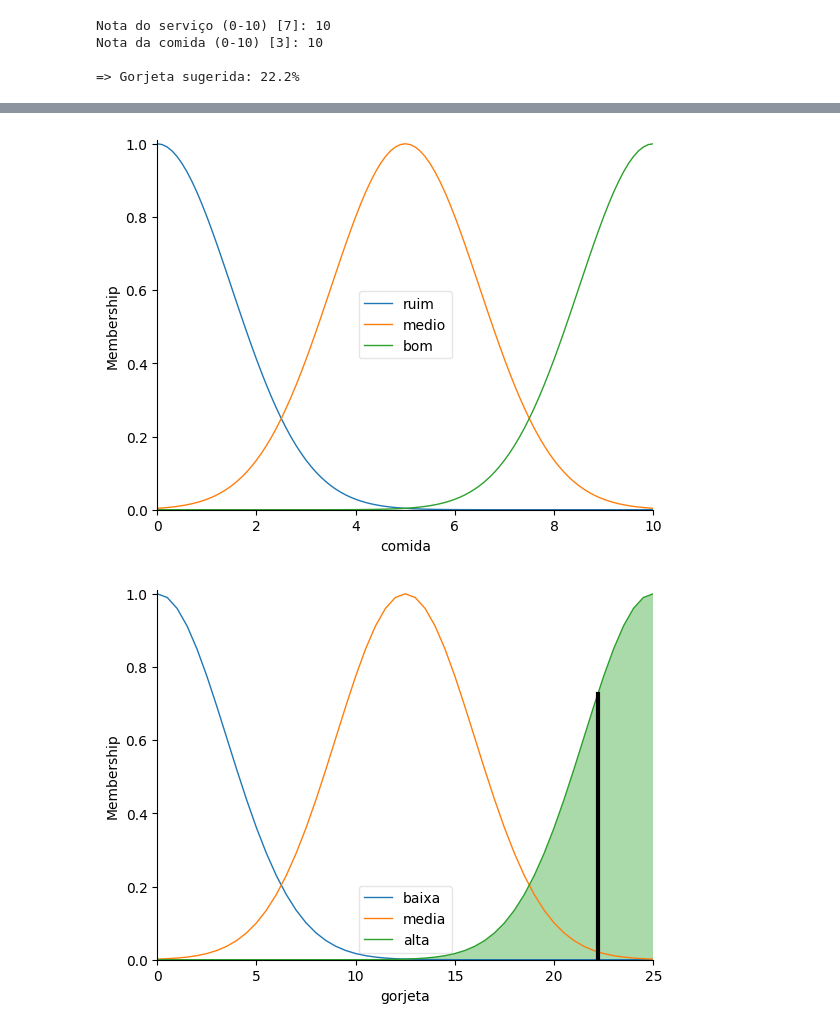
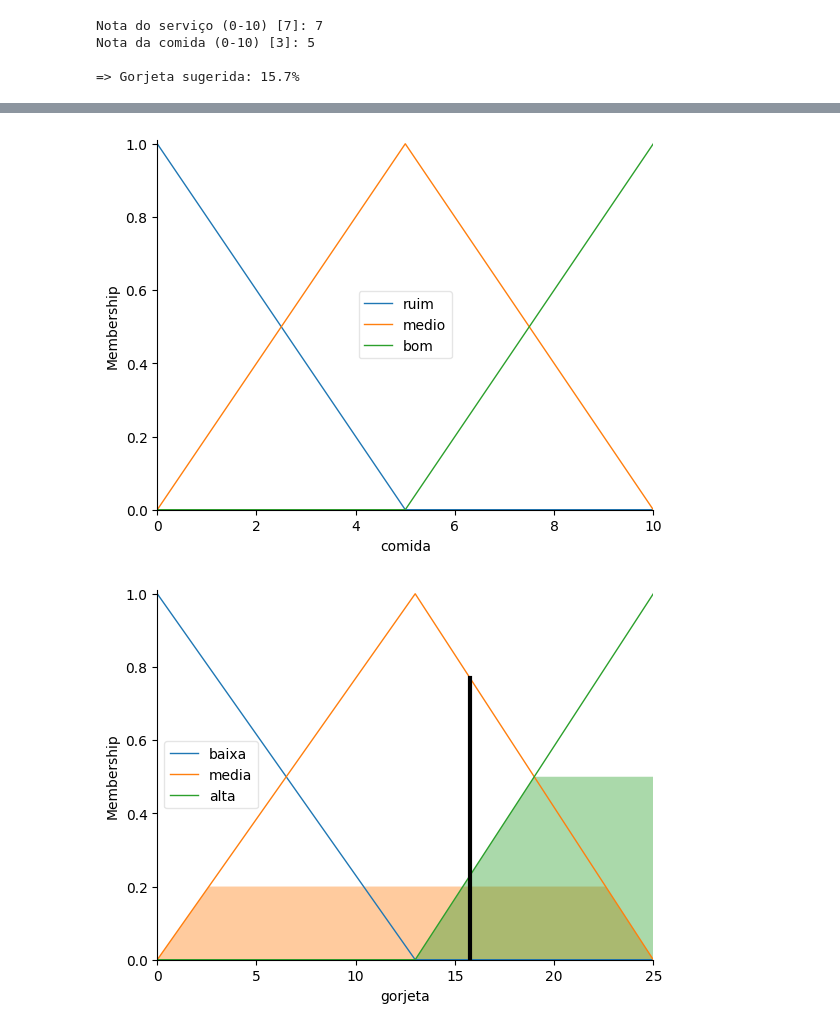
Before and after one commit to victorobelotti/CIAO_VI_2026, a Jupyter notebook: AULA_09/lab02_aula09.ipynb, the cells around one changed output, grey strips where cells are left out. Drawn from its saved outputs; the diff is of its cells as text; code cells hidden in the pictures.

```diff
--- a/AULA_09/lab02_aula09.ipynb
+++ b/AULA_09/lab02_aula09.ipynb
@@ -20,6 +20,11 @@ Downloading scypy-0.0.8-py3-none-any.whl (62 kB)
 Installing collected packages: scypy
 Successfully installed scypy-0.0.8
 # %%
+"""
+AULA DE LÓGICA FUZZY - Código 2 (Laboratório Modificado)
+Versão com Funções Triangulares (trimf), 4 Conjuntos no Serviço e Operadores Combinados.
+"""
+
 import matplotlib.pyplot as plt
 import numpy as np
 import skfuzzy as fuzz
@@ -29,36 +34,35 @@ from skfuzzy import control as ctrl
 servico = ctrl.Antecedent(np.arange(0, 10.01, 0.1), "servico")  # nota 0-10
 comida = ctrl.Antecedent(np.arange(0, 10.01, 0.1), "comida")  # nota 0-10
 
-# Você pode alterar 'defuzzify_method' para "mom", "bisector", "som", "lom" para comparar
 gorjeta = ctrl.Consequent(
     np.arange(0, 25.01, 0.5), "gorjeta", defuzzify_method="centroid"
 )
 
-# ---------- 2) Conjuntos fuzzy (funções de pertinência Gaussianas) ----------
-# Serviço (4 conjuntos: ruim, medio, bom, excelente) -> gaussmf(universo, media, desvio_padrao)
-servico["ruim"] = fuzz.gaussmf(servico.universe, 0, 1.5)
-servico["medio"] = fuzz.gaussmf(servico.universe, 3.3, 1.5)
-servico["bom"] = fuzz.gaussmf(servico.universe, 6.6, 1.5)
-servico["excelente"] = fuzz.gaussmf(servico.universe, 10, 1.5)
+# ---------- 2) Conjuntos fuzzy (funções de pertinência Triangulares) ----------
+# Serviço (4 conjuntos triangulares: ruim, medio, bom, excelente)
+servico["ruim"] = fuzz.trimf(servico.universe, [0, 0, 3.3])
+servico["medio"] = fuzz.trimf(servico.universe, [1.5, 5, 7.5])
+servico["bom"] = fuzz.trimf(servico.universe, [6, 8, 9])
+servico["excelente"] = fuzz.trimf(servico.universe, [8, 10, 10])
 
-# Comida (3 conjuntos)
-comida["ruim"] = fuzz.gaussmf(comida.universe, 0, 1.5)
-comida["medio"] = fuzz.gaussmf(comida.universe, 5, 1.5)
-comida["bom"] = fuzz.gaussmf(comida.universe, 10, 1.5)
+# Comida (3 conjuntos triangulares)
+comida["ruim"] = fuzz.trimf(comida.universe, [0, 0, 5])
+comida["medio"] = fuzz.trimf(comida.universe, [0, 5, 10])
+comida["bom"] = fuzz.trimf(comida.universe, [5, 10, 10])
 
-# Gorjeta (3 conjuntos - mantidos para o calculo da saída)
-gorjeta["baixa"] = fuzz.gaussmf(gorjeta.universe, 0, 3.5)
-gorjeta["media"] = fuzz.gaussmf(gorjeta.universe, 12.5, 3.5)
-gorjeta["alta"] = fuzz.gaussmf(gorjeta.universe, 25, 3.5)
+# Gorjeta (3 conjuntos triangulares)
+gorjeta["baixa"] = fuzz.trimf(gorjeta.universe, [0, 0, 13])
+gorjeta["media"] = fuzz.trimf(gorjeta.universe, [0, 13, 25])
+gorjeta["alta"] = fuzz.trimf(gorjeta.universe, [13, 25, 25])
 
 # ---------- 3) Base de regras (| = OU, & = E, ~ = NÃO) ----------
 regras = [
     # Experimento 1: Regra com & em vez de isolado
     ctrl.Rule(servico["medio"] & comida["medio"], gorjeta["media"]),
-    # Regras originais de extremos
+    # Regras de extremos
     ctrl.Rule(servico["ruim"] | comida["ruim"], gorjeta["baixa"]),
     ctrl.Rule(servico["bom"] | comida["bom"], gorjeta["alta"]),
-    # Experimento 4: Regra nova para o 4º conjunto do serviço
+    # Experimento 4: Regra para o 4º conjunto do serviço
     ctrl.Rule(servico["excelente"], gorjeta["alta"]),
 ]
 
@@ -84,12 +88,12 @@ sim.compute()
 print(f"\n=> Gorjeta sugerida: {sim.output['gorjeta']:.1f}%")
 
 # ---------- 5) Gráficos ----------
-servico.view()  # Funções de pertinência do serviço (com 4 conjuntos)
-comida.view()  # Funções de pertinência da comida
-gorjeta.view(sim=sim)  # Área agregada + linha do centroide (resultado)
+servico.view()  # Exibe os 4 triângulos do serviço
+comida.view()  # Exibe os triângulos da comida
+gorjeta.view(sim=sim)  # Área agregada recortada + linha do centroide
 plt.show()
 # %% [output]
-Nota do serviço (0-10) [7]: 10
-Nota da comida (0-10) [3]: 10
+Nota do serviço (0-10) [7]: 7
+Nota da comida (0-10) [3]: 5
 
-=> Gorjeta sugerida: 22.2%
+=> Gorjeta sugerida: 15.7%
@@ -97,2 +101,2 @@ Nota da comida (0-10) [3]: 10
-[figure, old version]
+[figure, new version]
-[figure, old version]
+[figure, new version]
```
Also changed, not shown: parts of 2 cells of this notebook.
